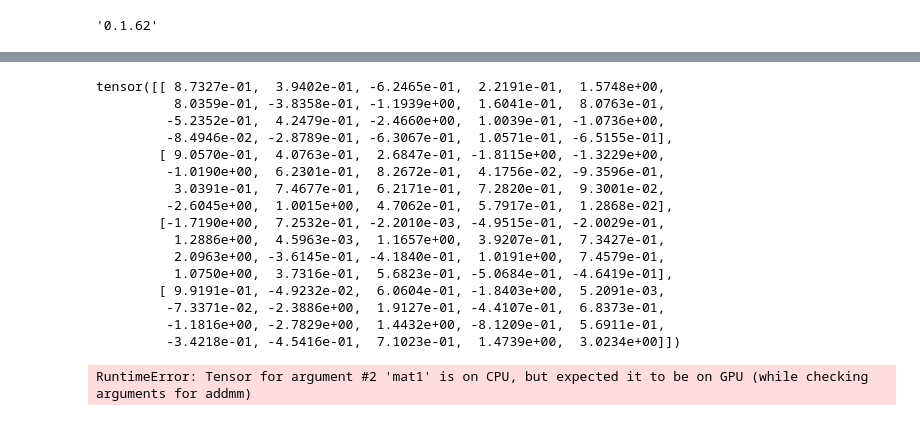
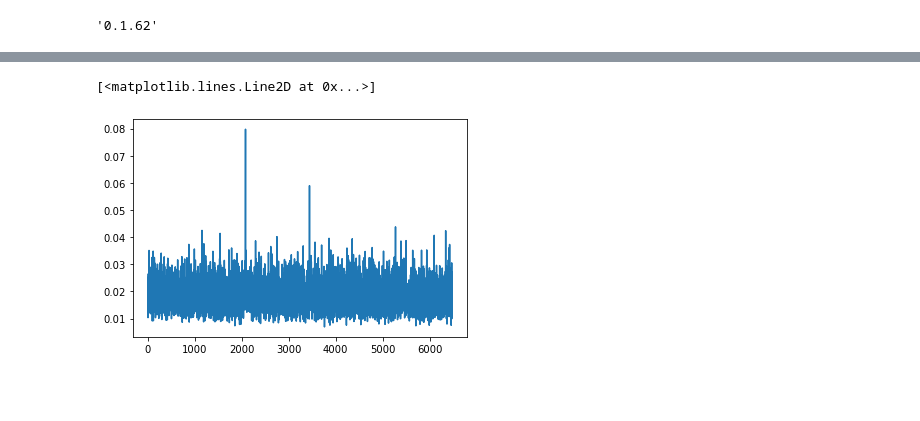
Before and after one commit to dungscout96/deep-representation-learning-EEG, a Jupyter notebook: VAE.ipynb, the cells around one changed output, grey strips where cells are left out. Saved outputs shown, nothing was run; the diff lists cells and outputs as text; code cells hidden in the pictures; blank space fills up the shorter version.

Commit message:
checkpoint all notebooks

```diff
--- a/VAE.ipynb
+++ b/VAE.ipynb
@@ -215,7 +278,7 @@ print_every = 100
 
 print('using device:', device)
 
-latent_dim = 20
+latent_dim = 10
 print('latent dimension:', str(latent_dim))
 def add_chan_dim(x):
     x = torch.tensor(x)
@@ -472,6 +519,12 @@ def train(model, loader_train, optimizer, loader_val, epochs, logger, device, dt
     Returns: Nothing, but prints model accuracies during training.
     """
     loss_array = []
+    recon_loss = []
+    kld_loss = []
+    decoder_weight_norm = []
+    encoder_weight_norm = []
+    encoder_mu_norm = []
+    encoder_log_var_norm = []
     num_batch = 0
     model = model.to(device=device)  # move the model parameters to CPU/GPU
     print('Begin trainning...')
@@ -493,13 +546,33 @@ def train(model, loader_train, optimizer, loader_val, epochs, logger, device, dt
             optimizer.zero_grad()
             loss.backward()
             optimizer.step()
+
+            # collect info
             loss_array.append(loss.item())
+            recon_loss.append(loss_dict["Reconstruction_Loss"].item())
+            kld_loss.append(loss_dict["KLD"].item())
+            weights_norm = 0
+            for layers in model.decoder:
+                for layer in layers:
+                    if isinstance(layer, nn.ConvTranspose2d):
+                        weights_norm += np.linalg.norm(layer.weight.cpu().detach().numpy())
+            decoder_weight_norm.append(weights_norm)
+            weights_norm = 0
+            for layers in model.encoder_before_last:
+                if not isinstance(layers, nn.Flatten):
+                    for layer in layers:
+                        if isinstance(layer, nn.Conv2d):
+                            weights_norm += np.linalg.norm(layer.weight.cpu().detach().numpy())
+            encoder_weight_norm.append(weights_norm)
+
+            encoder_mu_norm.append(np.linalg.norm(model.encoder_mu[0].weight.cpu().detach().numpy()))
+            encoder_log_var_norm.append(np.linalg.norm(model.encoder_log_var[0].weight.cpu().detach().numpy()))
+            weight_norm = {'decoder': decoder_weight_norm, 'encoder_before_last': encoder_weight_norm, 'encoder_mu': encoder_mu_norm, 'encoder_log_var': encoder_log_var_norm}
             if t % 100 == 0:
                 # logger.writer.add_scalar("Loss/train", loss.item(), e*num_batch+t)
                 # logger.log('Epoch %d, Iteration %d, loss = %.4f' % (e, t, loss.item()))
-                print(f'Epoch {e}, Iteration {t}, loss = {loss.item()}')
-#         train_acc = check_accuracy(loader_train, 'train', model, device, dtype, logger)
-#         logger.writer.add_scalar("Acc/train", train_acc, e)
+                print(f'Epoch {e}, Iteration {t}, loss = {loss.item()}, recon_loss = {loss_dict["Reconstruction_Loss"].item()}, kld_loss = {loss_dict["KLD"].item()}')
+                # , mu_hat = {mu_hat}, log_var_hat = {sigma_hat}
         # get validation loss
 #         model.eval()
 #         val_loss = check_accuracy(loader_val, 'val', model, device, dtype, logger)
@@ -515,5 +588,12 @@ def train(model, loader_train, optimizer, loader_val, epochs, logger, device, dt
 #             logger.save_model(model,f"valacc84-epoch{e}")
     # save final model
     # logger.save_model(model,f"epoch{e}")
-    return model, loss_array
+    return model, loss_array, recon_loss, kld_loss, weight_norm
+# %%
+def load_experiment(experiment_path):
+    trained_model = VAE(latent_dim)
+    trained_model.load_state_dict(torch.load(f'{experiment_path}/model'))
+    file = open(f"{experiment_path}/params.pkl",'rb')
+    params = pickle.load(file)
+    return trained_model, params
 # %%
@@ -616,21 +777,5 @@ RuntimeError: Tensor for argument #2 'mat1' is on CPU, but expected it to be on
-# %%
-samples = new_vae.generate_sample(4).detach().numpy()
-plot_raw_EEG(samples, 4)
-# %% [output]
-tensor([[ 8.7327e-01,  3.9402e-01, -6.2465e-01,  2.2191e-01,  1.5748e+00,
-          8.0359e-01, -3.8358e-01, -1.1939e+00,  1.6041e-01,  8.0763e-01,
-         -5.2352e-01,  4.2479e-01, -2.4660e+00,  1.0039e-01, -1.0736e+00,
-         -8.4946e-02, -2.8789e-01, -6.3067e-01,  1.0571e-01, -6.5155e-01],
-        [ 9.0570e-01,  4.0763e-01,  2.6847e-01, -1.8115e+00, -1.3229e+00,
-         -1.0190e+00,  6.2301e-01,  8.2672e-01,  4.1756e-02, -9.3596e-01,
-          3.0391e-01,  7.4677e-01,  6.2171e-01,  7.2820e-01,  9.3001e-02,
-         -2.6045e+00,  1.0015e+00,  4.7062e-01,  5.7917e-01,  1.2868e-02],
-        [-1.7190e+00,  7.2532e-01, -2.2010e-03, -4.9515e-01, -2.0029e-01,
-          1.2886e+00,  4.5963e-03,  1.1657e+00,  3.9207e-01,  7.3427e-01,
-          2.0963e+00, -3.6145e-01, -4.1840e-01,  1.0191e+00,  7.4579e-01,
-          1.0750e+00,  3.7316e-01,  5.6823e-01, -5.0684e-01, -4.6419e-01],
-        [ 9.9191e-01, -4.9232e-02,  6.0604e-01, -1.8403e+00,  5.2091e-03,
-         -7.3371e-02, -2.3886e+00,  1.9127e-01, -4.4107e-01,  6.8373e-01,
-         -1.1816e+00, -2.7829e+00,  1.4432e+00, -8.1209e-01,  5.6911e-01,
-         -3.4218e-01, -4.5416e-01,  7.1023e-01,  1.4739e+00,  3.0234e+00]])
-RuntimeError: Tensor for argument #2 'mat1' is on CPU, but expected it to be on GPU (while checking arguments for addmm)
+# %%
+plt.plot(recon_loss)
+# %% [output]
+[<matplotlib.lines.Line2D at 0x...>]
+[figure, added]
```
Also changed, not shown: parts of 19 cells of this notebook, 10 other files.
